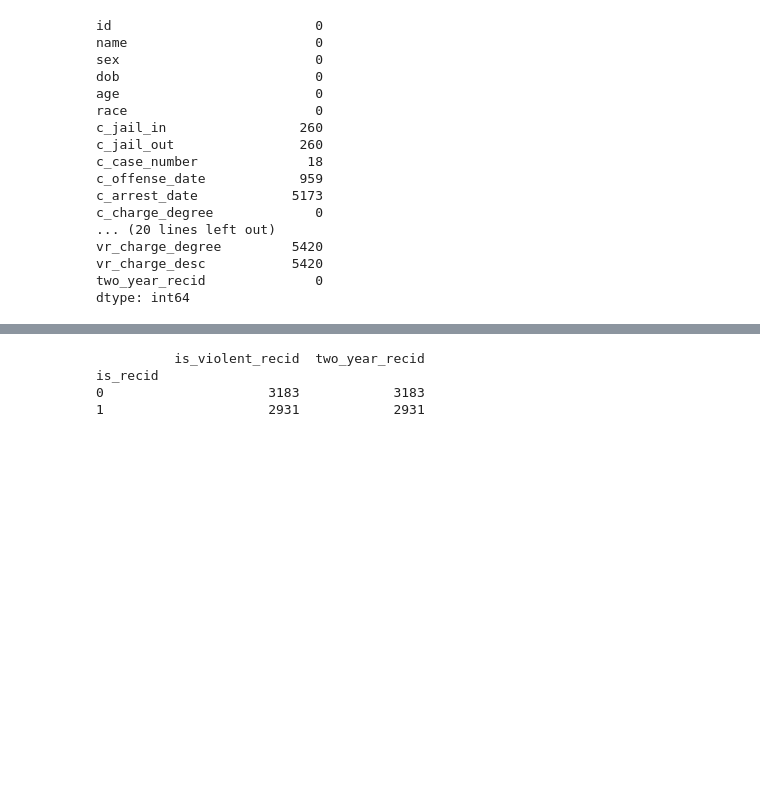
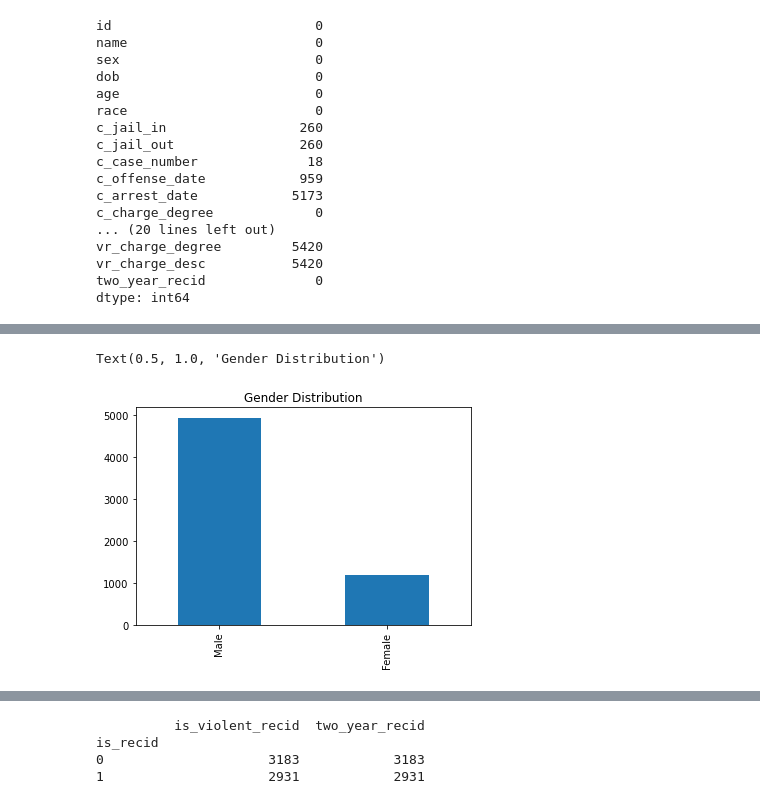
Before and after one commit to LDSAJPinto1306/Capstone-LDSA, a Jupyter notebook: Exploration.ipynb, the cells around one changed output, grey strips where cells are left out. Drawn from its saved outputs; the diff is of its cells as text; code cells hidden in the pictures; blank space fills up the shorter version.

```diff
--- a/Exploration.ipynb
+++ b/Exploration.ipynb
@@ -76,3 +103,9 @@ df.describe().round(2)
 | 50% | 3057.50 | 31.00 | 0.00 | 0.00 | 0.00 | 2.00 | 4.00 | ... |
 | 75% | 4585.75 | 42.00 | 0.00 | 0.00 | 0.00 | 5.00 | 7.00 | ... |
 | max | 6114.00 | 96.00 | 10.00 | 13.00 | 9.00 | 38.00 | 10.00 | ... |
+# %%
+df['sex'].value_counts().plot(kind='bar')
+plt.title('Gender Distribution')
+# %% [output]
+Text(0.5, 1.0, 'Gender Distribution')
+[figure, added]
```
Also changed, not shown: parts of 7 cells of this notebook, 2 other files.
